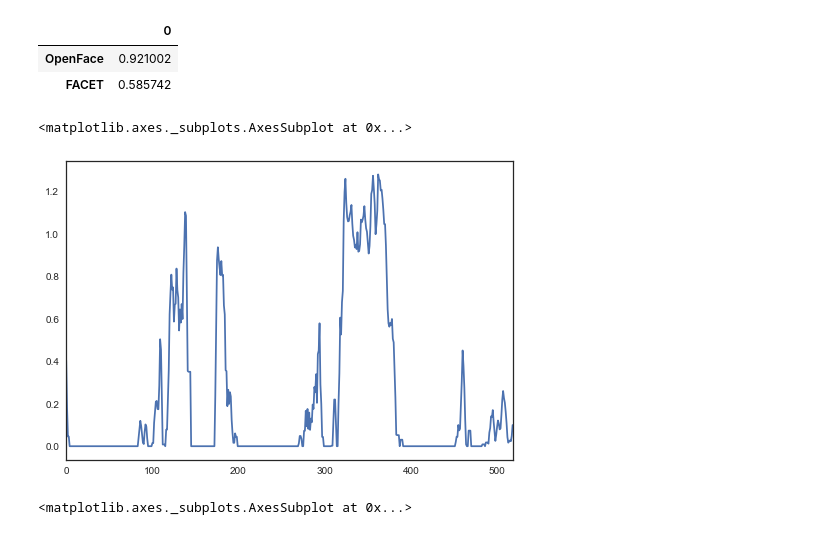
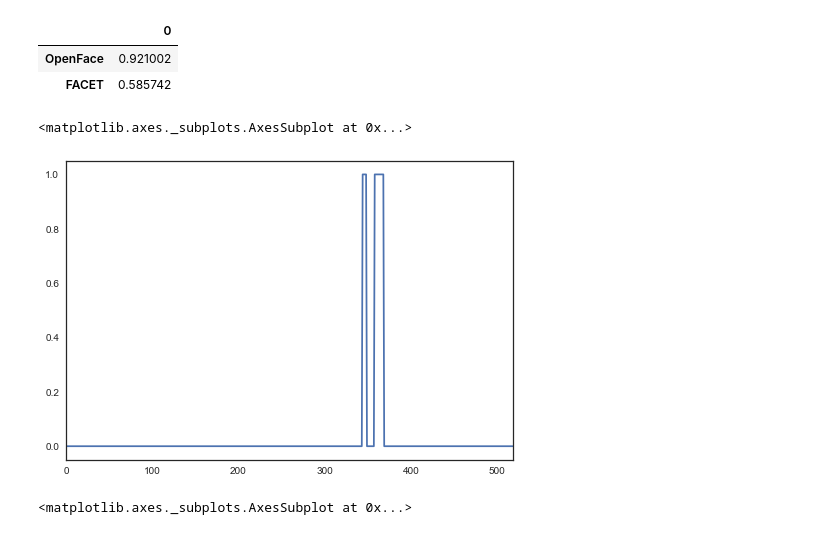
Before and after one commit to jcheong0428/jcheong0428.github.io, a Jupyter notebook: Notebooks/FEX_software_comparison.ipynb, the cells around one changed output. Cells and saved outputs as stored; diff of their text form; code cells hidden in the pictures.

```diff
--- a/Notebooks/FEX_software_comparison.ipynb
+++ b/Notebooks/FEX_software_comparison.ipynb
@@ -53,10 +53,10 @@ pd.DataFrame([of_rotation['success'].mean(),fa_rotation['NoOfFaces'].mean()],ind
 | OpenFace | 0.921002 |
 | FACET | 0.585742 |
 # %%
-of_rotation['AU12_r'].plot()
+of_rotation['AU12_c'].plot()
 # %% [output]
 <matplotlib.axes._subplots.AxesSubplot at 0x...>
-[figure, old version]
+[figure, new version]
 # %%
 dm = fa_rotation['AU12 Evidence']
 fa_rotation['AU12 Evidence'].mean()
```
Also changed, not shown: 1 other file.
